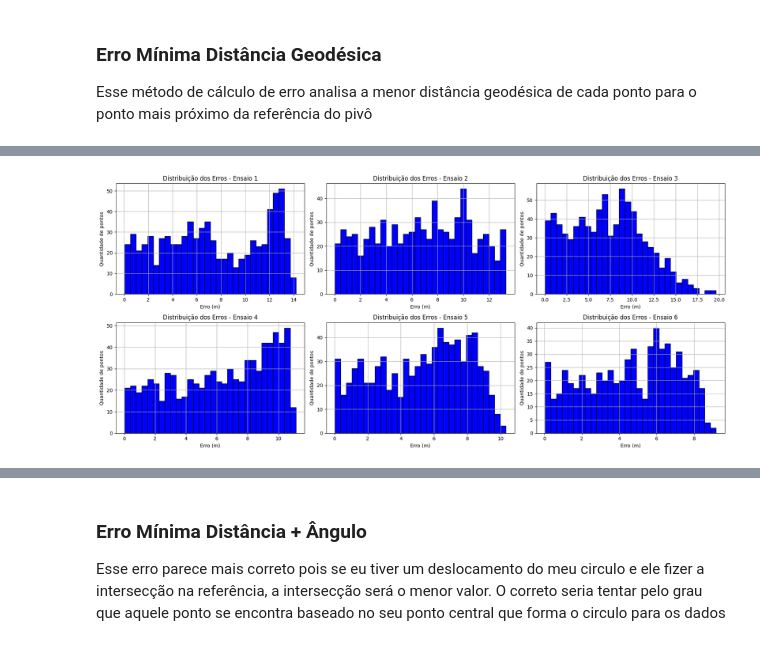
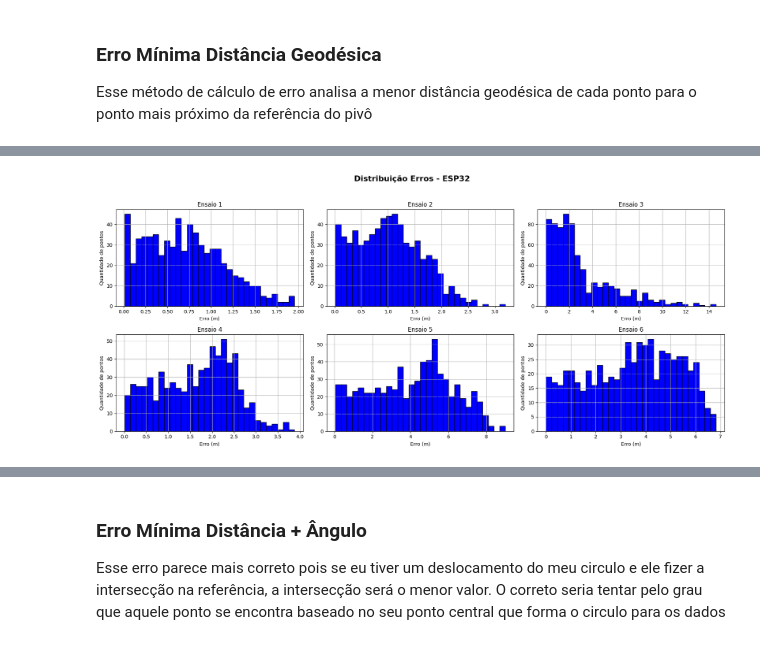
Before and after one commit to GabrielSan99/GNSS_C-A_CODE, a Jupyter notebook: analysis.ipynb, the cells around one changed output, grey strips where cells are left out. Cells and saved outputs as stored; diff of their text form; code cells hidden in the pictures.

Commit message:
finished new calculations and with new refer point

```diff
--- a/analysis.ipynb
+++ b/analysis.ipynb
@@ -8,17 +8,17 @@ import math
 import io
 import json
 # %%
-# Foi feita a média de 10 coletas estáticas no centro de rotação do pivô com o esp32 e ficou um pouco diferente do artigo.
-# Usarei a medida coletada, pois ao plotar no folium, é dada uma coordenada errada do centro do pivo pelo artigo
+# Foi feita a média de 10 coletas estáticas no centro de rotação do pivô com o esp32 e ficou um pouco distante o circulo de referência.
+# Usarei valores do centro do pivô fornecidas pelo professor
 # lat_medida = -22,7134209
 # long_medida = -47,6284572
 
-# lat_artigo = -22.7132778 --- > 22°42’47.8” S
-# long_artigo = -47.6291389 ---> 47°37’44.9” W
+# lat_professor = -22.7132778 --- > 22°42'48,17276'' S
+# long_professor = -47.6291389 ---> 47°37'42,84343' W
 
 # Coordenadas para posicionar o mapa do folium no pivô
-pivot_lat = -22.7134209
-pivot_long = -47.6284572
+pivot_lat = -22.7133813
+pivot_long = -47.6285677
 # %% [markdown]
 # Pontos Referência Pivô
 # %%
@@ -539,21 +593,33 @@ df_erro_esp32
+# %%
+# Parâmetros para Criação dos Gráficos
+num_laps = len(laps)
+cols = 3
+rows = int(np.ceil(num_laps / cols))
+
+lap_names = list(laps.keys())
+labels = ['Ensaio 1', 'Ensaio 2', 'Ensaio 3', 'Ensaio 4', 'Ensaio 5', 'Ensaio 6']  # ajuste conforme necessário
 # %%
-fig, axs = plt.subplots(2, 3, figsize=(18, 8))
+fig, axs = plt.subplots(rows, cols, figsize=(6 * cols, 4 * rows))
 axs = axs.flatten()
 
-# Para cada ensaio (lap) presente em laps
+# Adiciona título geral antes dos subplots
+fig.suptitle('Distribuição Erros - ESP32', fontsize=16, fontweight='bold')
+
 for i, lap_name in enumerate(laps.keys()):
-    # Seleciona os erros do esp32, celular ou garmin, ajustando conforme a necessidade
-    erros = laps[lap_name]['esp32']['erro_analysis']['erros_metros']  # Alterar 'esp32' para 'celular' ou 'garmin' se necessário
+    erros = laps[lap_name]['esp32']['error_analysis']['euclidean_errors_m']
 
-    # Cria o histograma para cada lap
     axs[i].hist(erros, bins=30, color='blue', edgecolor='black')
-    axs[i].set_title(f'Distribuição dos Erros - {labels[i]}')
+    axs[i].set_title(f'{labels[i]}')
     axs[i].set_xlabel('Erro (m)')
     axs[i].set_ylabel('Quantidade de pontos')
     axs[i].grid(True)
 
-# Ajusta o layout para não sobrepor os elementos
-plt.tight_layout()
+# Oculta eixos extras se houver
+for j in range(i + 1, len(axs)):
+    axs[j].axis('off')
+
+# Ajusta o layout e reposiciona para não sobrepor o título
+plt.tight_layout(rect=[0, 0, 1, 0.95])  # reserve espaço para o suptitle
 plt.show()
 # %% [output]
-[figure, old version]
+[figure, new version]
```
Also changed, not shown: parts of 38 cells of this notebook, 6 other files.
